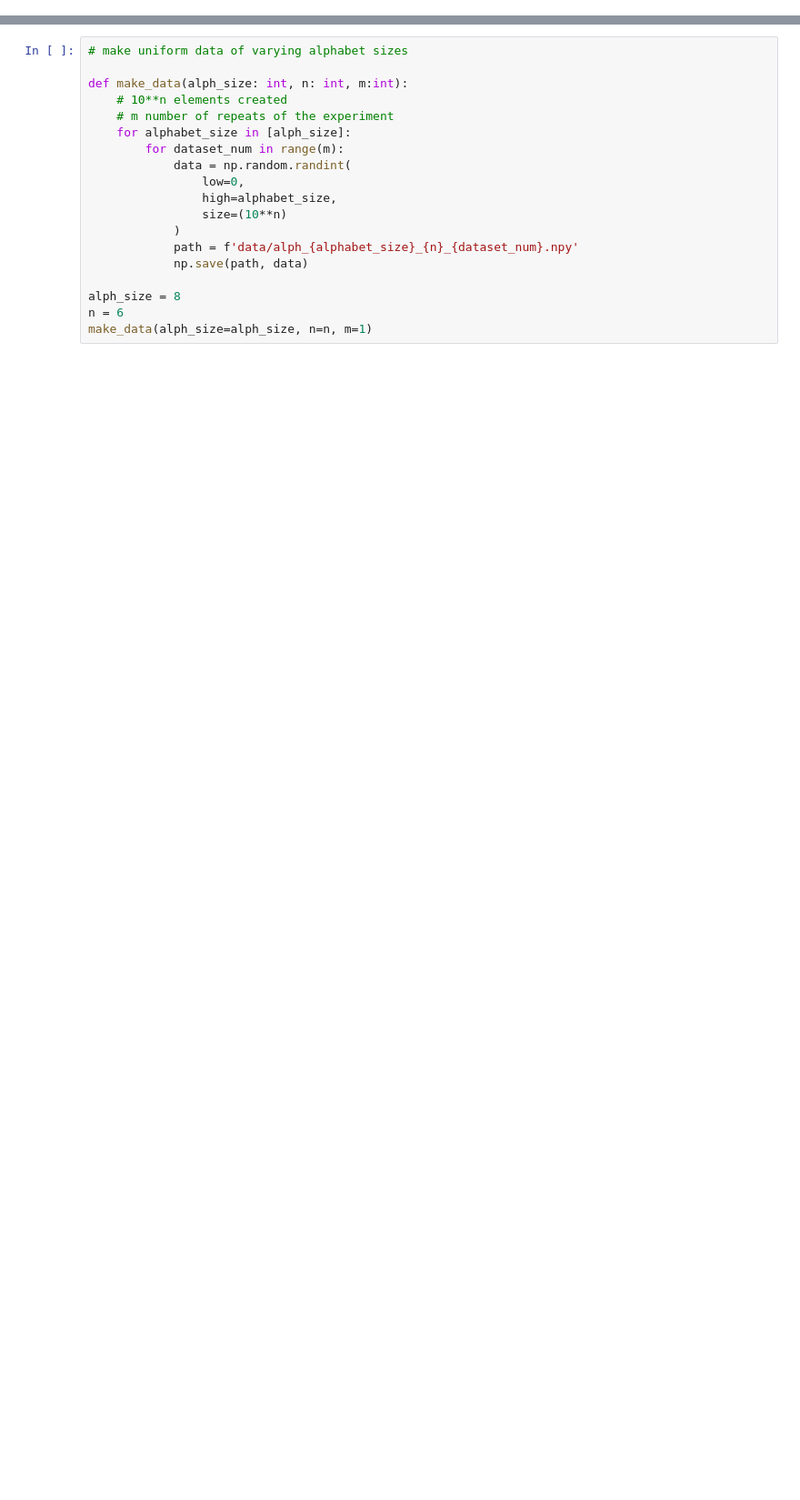
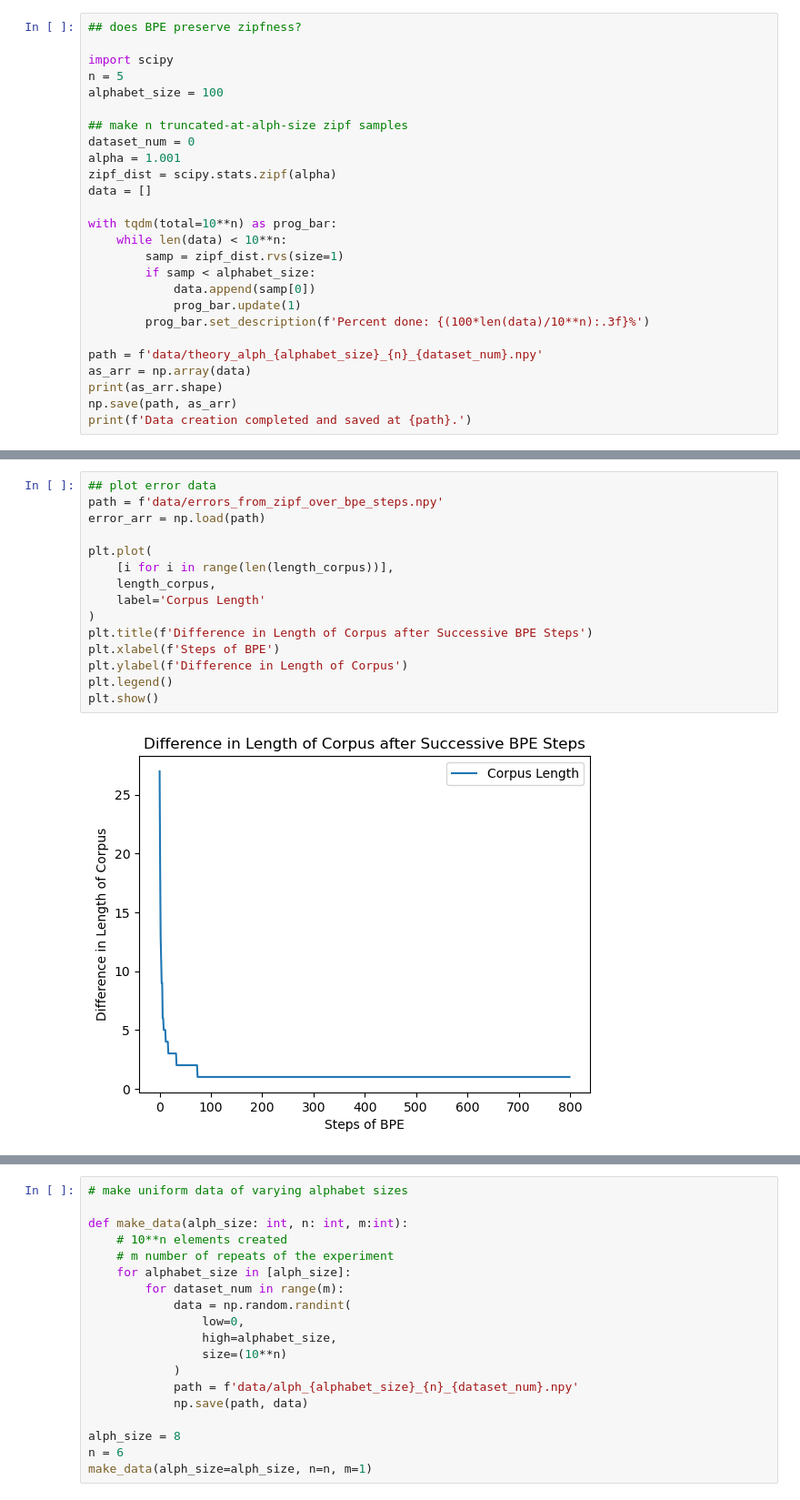
Before and after one commit to JackHanke/nlpsem, a Jupyter notebook: theory.ipynb, the cells around one changed output, grey strips where cells are left out. Shown at 91% size. Saved outputs shown, nothing was run; the diff lists cells and outputs as text; blank space fills up the shorter version.

Commit message:
theory experiment

```diff
--- a/theory.ipynb
+++ b/theory.ipynb
@@ -6,0 +10,26 @@ from utils.bpe import *
+# %%
+## does BPE preserve zipfness?
+
+import scipy
+n = 5
+alphabet_size = 100
+
+## make n truncated-at-alph-size zipf samples
+dataset_num = 0
+alpha = 1.001
+zipf_dist = scipy.stats.zipf(alpha)
+data = []
+
+with tqdm(total=10**n) as prog_bar:
+    while len(data) < 10**n:
+        samp = zipf_dist.rvs(size=1)
+        if samp < alphabet_size:
+            data.append(samp[0])
+            prog_bar.update(1)
+        prog_bar.set_description(f'Percent done: {(100*len(data)/10**n):.3f}%')
+
+path = f'data/theory_alph_{alphabet_size}_{n}_{dataset_num}.npy'
+as_arr = np.array(data)
+print(as_arr.shape)
+np.save(path, as_arr)
+print(f'Data creation completed and saved at {path}.')
@@ -6,0 +79,17 @@ from utils.bpe import *
+# %%
+## plot error data
+path = f'data/errors_from_zipf_over_bpe_steps.npy'
+error_arr = np.load(path)
+
+plt.plot(
+    [i for i in range(len(length_corpus))],
+    length_corpus,
+    label='Corpus Length'
+)
+plt.title(f'Difference in Length of Corpus after Successive BPE Steps')
+plt.xlabel(f'Steps of BPE')
+plt.ylabel(f'Difference in Length of Corpus')
+plt.legend()
+plt.show()
+# %% [output]
+[figure, added]
```
Also changed, not shown: parts of 7 cells of this notebook, 5 other files.
